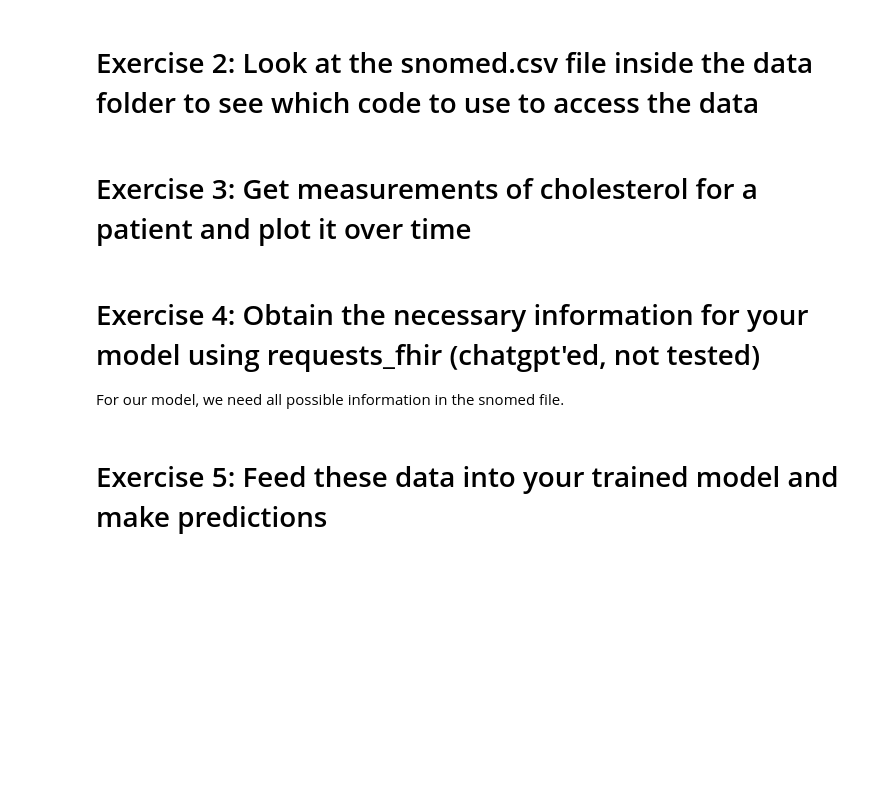
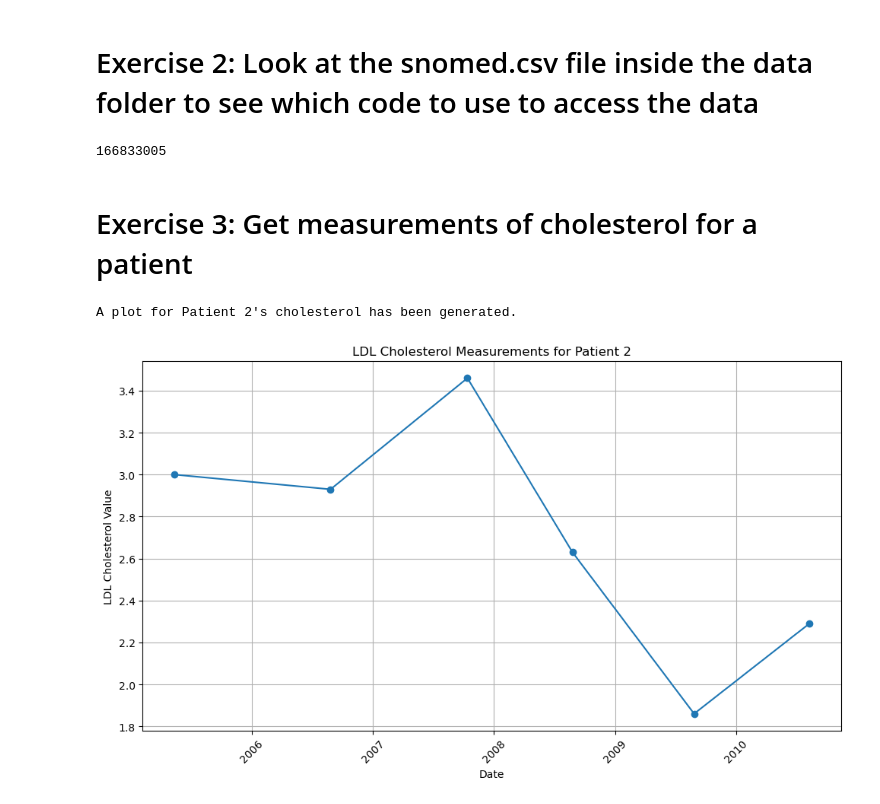
Before and after one commit to hds-sandbox/Dyn_Risk_Pred_Course, a Jupyter notebook: Code/exercise_solutions/Workshop_3_Implementation.ipynb, the cells around one changed output. Cells and saved outputs as stored; diff of their text form; code cells hidden in the pictures; blank space fills up the shorter version.

Commit message:
updated the exercises

```diff
--- a/Code/exercise_solutions/Workshop_3_Implementation.ipynb
+++ b/Code/exercise_solutions/Workshop_3_Implementation.ipynb
@@ -65,2 +77,10 @@ snomed[['code','label']]
+# %%
+snomed_df = pd.read_csv('data/snomed.csv')
+cholesterol_label = 'ldl'
+cholesterol_info = snomed_df[snomed_df['label'] == cholesterol_label]
+cholesterol_code = cholesterol_info['code'].iloc[0]
+cholesterol_code
+# %% [output]
+166833005
 # %% [markdown]
-# Exercise 3: Get measurements of cholesterol for a patient and plot it over time
+# Exercise 3: Get measurements of cholesterol for a patient
@@ -67,40 +89,36 @@ snomed[['code','label']]
 # %%
-# Get cholesterol code
-chol_code = snomed[snomed['label'].str.contains('chol')]['code']
+patient_id = patients_df['id'].iloc[0]
 
-# Select an id (we chose 6)
-patient_id = 6
+# The URL for observations is constructed
+observation_url = BASE_URL + f'Observation?patient={patient_id}&code={cholesterol_code}'
+obs_response = requests.get(observation_url)
 
-# Combine it in an URL
-chol_url = f'{BASE_URL}/Observation?patient={patient_id}&code={chol_code.iloc[0]}'
+# *** THIS IS THE KEY CHANGE FOR EXERCISE 3 ***
+# The response is correctly parsed using ._content
+obs_data = json.loads(obs_response._content)
 
-# Get the information and read it
-response = requests.get(chol_url)
+measurements = []
+for entry in obs_data.get('entry', []):
+    resource = entry.get('resource', {})
+    if resource.get('resourceType') == 'Observation':
+        date = resource.get('effectiveDateTime')
+        value = resource.get('valueQuantity', {}).get('value')
+        if date and value:
+            measurements.append({'date': date, 'value': float(value)})
+measurements_df = pd.DataFrame(measurements)
+measurements_df['date'] = pd.to_datetime(measurements_df['date'])
+measurements_df = measurements_df.sort_values(by='date')
 
-cholesterol_bundle = json.loads(response._content)
-entry = cholesterol_bundle.get('entry')
-
-# Iterate over the entries (each cholesterol observation for person 6)
-for entry in cholesterol_bundle.get('entry', []):
-  resource = entry.get('resource')
-  if resource and resource['resourceType'] == 'Observation':
-    date = resource.get('effectiveDateTime')
-    value = resource.get('valueQuantity', {}).get('value')
-    if date and value:
-      observations.append({'date': pd.to_datetime(date), 'value': float(value)})
-
-# Combine the above in a DataFrame
-observations_df = pd.DataFrame(observations)
-observations_df = observations_df.sort_values(by='date')
-
-# Plot the observations
 plt.figure(figsize=(10, 6))
-plt.plot(observations_df['date'], observations_df['value'], marker='o', linestyle='-')
+plt.plot(measurements_df['date'], measurements_df['value'], marker='o', linestyle='-')
+plt.title(f'LDL Cholesterol Measurements for Patient {patient_id}')
 plt.xlabel('Date')
-plt.ylabel('Cholesterol Value')
-plt.title(f'Cholesterol Levels Over Time for Patient {patient_id}')
-plt.grid()
+plt.ylabel('LDL Cholesterol Value')
+plt.grid(True)
+plt.xticks(rotation=45)
+plt.tight_layout()
+print(f"A plot for Patient {patient_id}'s cholesterol has been generated.")
 plt.show()
+# %% [output]
+A plot for Patient 2's cholesterol has been generated.
+[figure, added]
-# %% [markdown]
-# Exercise 4: Obtain the necessary information for your model using requests_fhir (chatgpt'ed, not tested)
-For our model, we need all possible information in the snomed file.
@@ -245,2 +124,0 @@ for col in new_final_data.columns.difference(["id", "date"]):
-# %% [markdown]
-# Exercise 5: Feed these data into your trained model and make predictions
```
Also changed, not shown: parts of 11 cells of this notebook, 7 other files.
